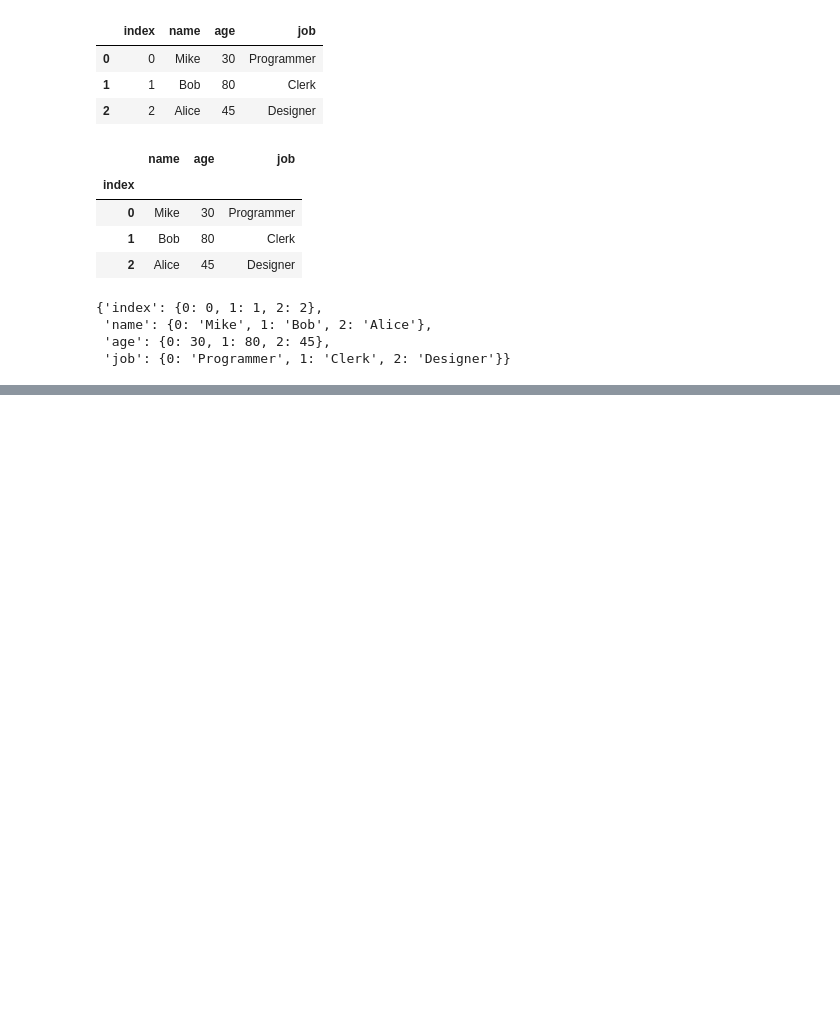
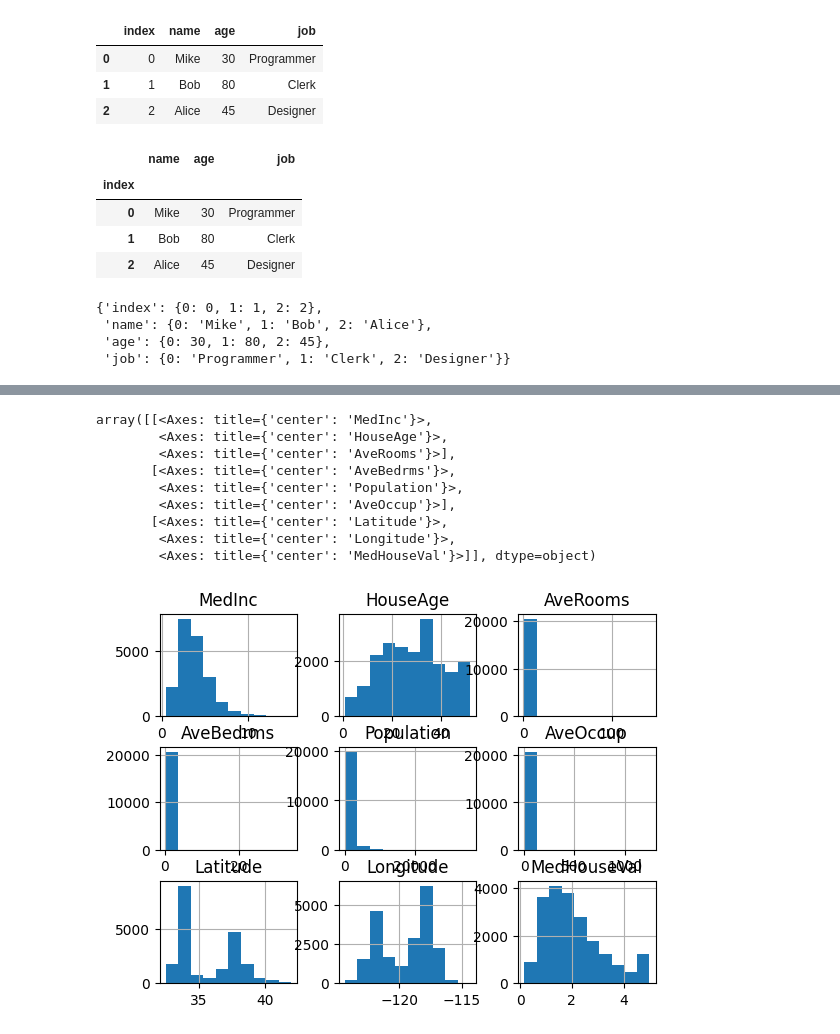
Before and after one commit to avnisinngh/PANDAS, a Jupyter notebook: BASICS_01/basics_01.ipynb, the cells around one changed output, grey strips where cells are left out. Saved outputs shown, nothing was run; the diff lists cells and outputs as text; code cells hidden in the pictures; blank space fills up the shorter version.

```diff
--- a/BASICS_01/basics_01.ipynb
+++ b/BASICS_01/basics_01.ipynb
@@ -75,0 +234,13 @@ df.to_dict()
+# %%
+df.hist()
+# %% [output]
+array([[<Axes: title={'center': 'MedInc'}>,
+        <Axes: title={'center': 'HouseAge'}>,
+        <Axes: title={'center': 'AveRooms'}>],
+       [<Axes: title={'center': 'AveBedrms'}>,
+        <Axes: title={'center': 'Population'}>,
+        <Axes: title={'center': 'AveOccup'}>],
+       [<Axes: title={'center': 'Latitude'}>,
+        <Axes: title={'center': 'Longitude'}>,
+        <Axes: title={'center': 'MedHouseVal'}>]], dtype=object)
+[figure, added]
```
Also changed, not shown: parts of 24 cells of this notebook.
